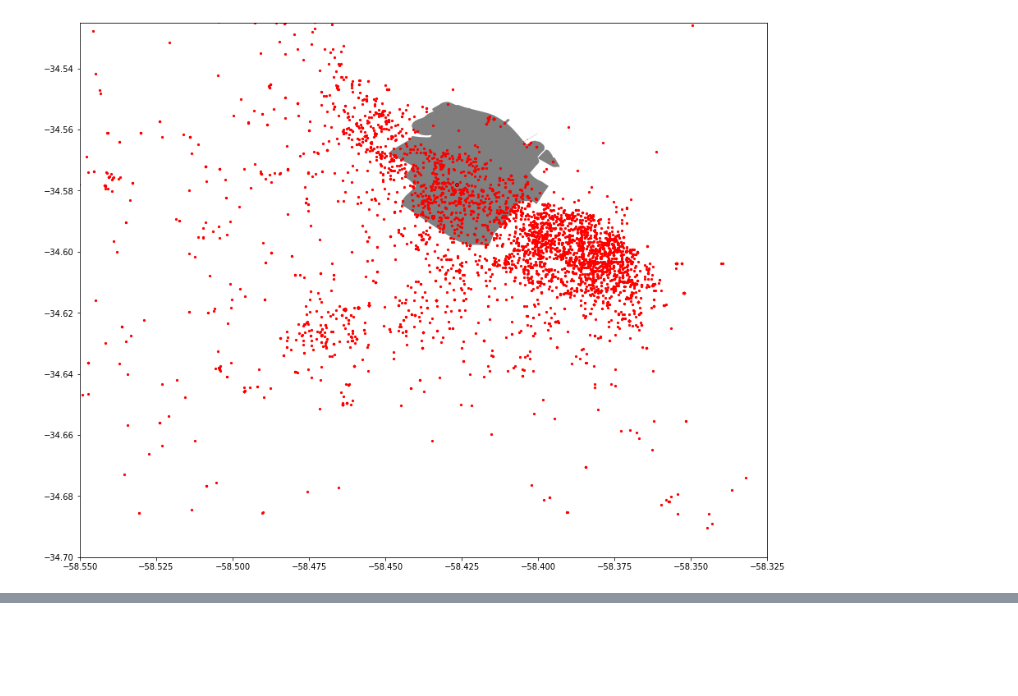
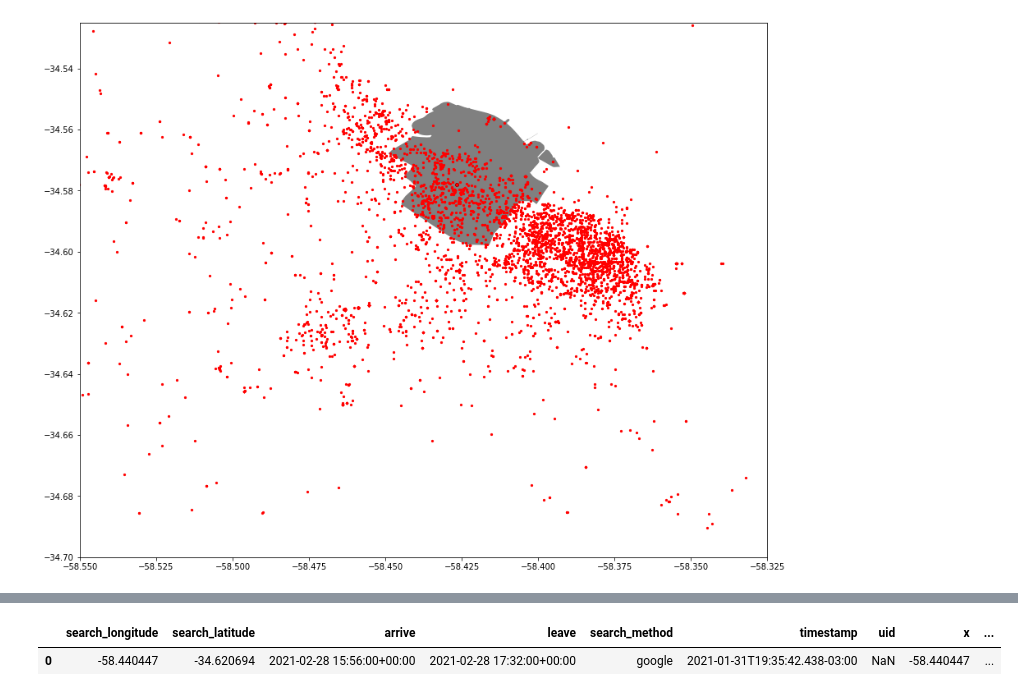
Before and after one commit to julietahocsman/goproject, a Jupyter notebook: notebooks/Polygon coordinates.ipynb, the cells around one changed output, grey strips where cells are left out. Drawn from its saved outputs; the diff is of its cells as text; code cells hidden in the pictures; blank space fills up the shorter version.

```diff
--- a/notebooks/Polygon coordinates.ipynb
+++ b/notebooks/Polygon coordinates.ipynb
@@ -87 +105,7 @@ reservas_palermo.nunique()
+# %%
+coordinates_palermo['reservas_palermo'] = cond_reservas_palermo
+coordinates_palermo.head(1)
+# %% [output]
+|  | search_longitude | search_latitude | arrive | leave | search_method | timestamp | uid | x | ... |
+| 0 | -58.440447 | -34.620694 | 2021-02-28 15:56:00+00:00 | 2021-02-28 17:32:00+00:00 | google | 2021-01-31T19:35:42.438-03:00 | NaN | -58.440447 | ... |
 # %%
```
Also changed, not shown: parts of 9 cells of this notebook.
